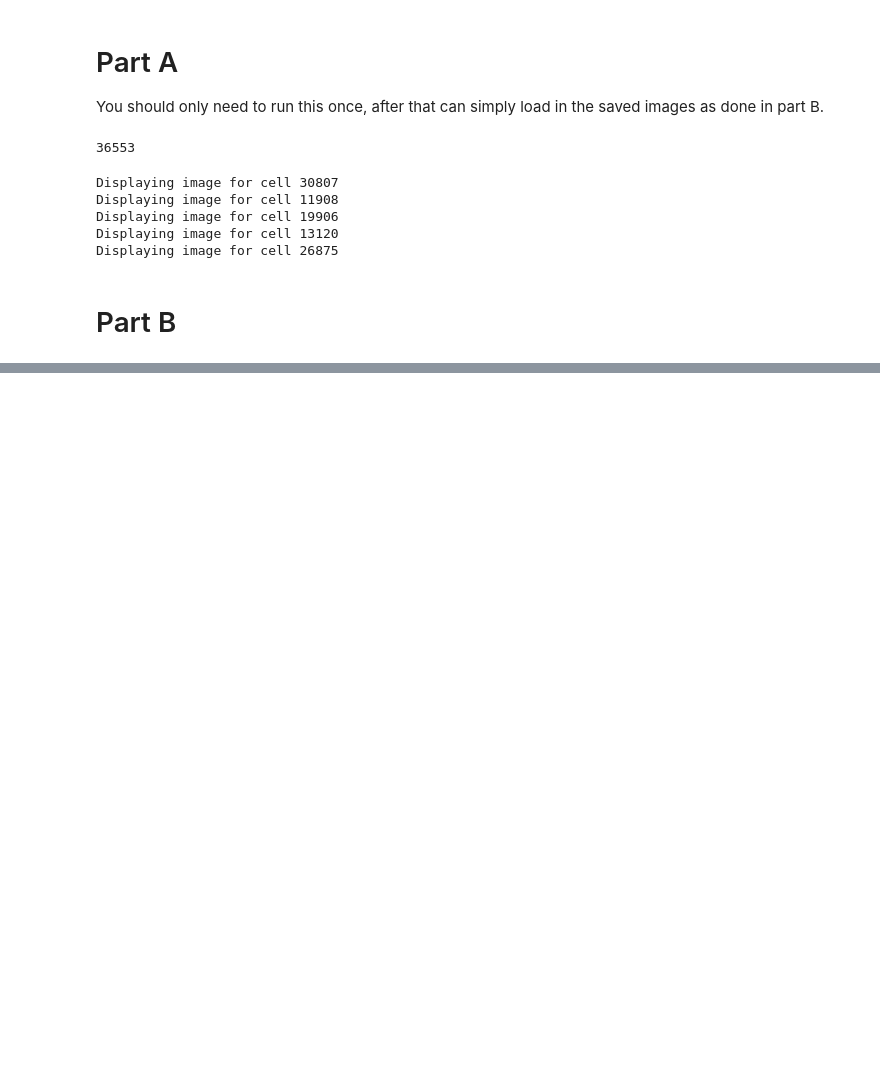
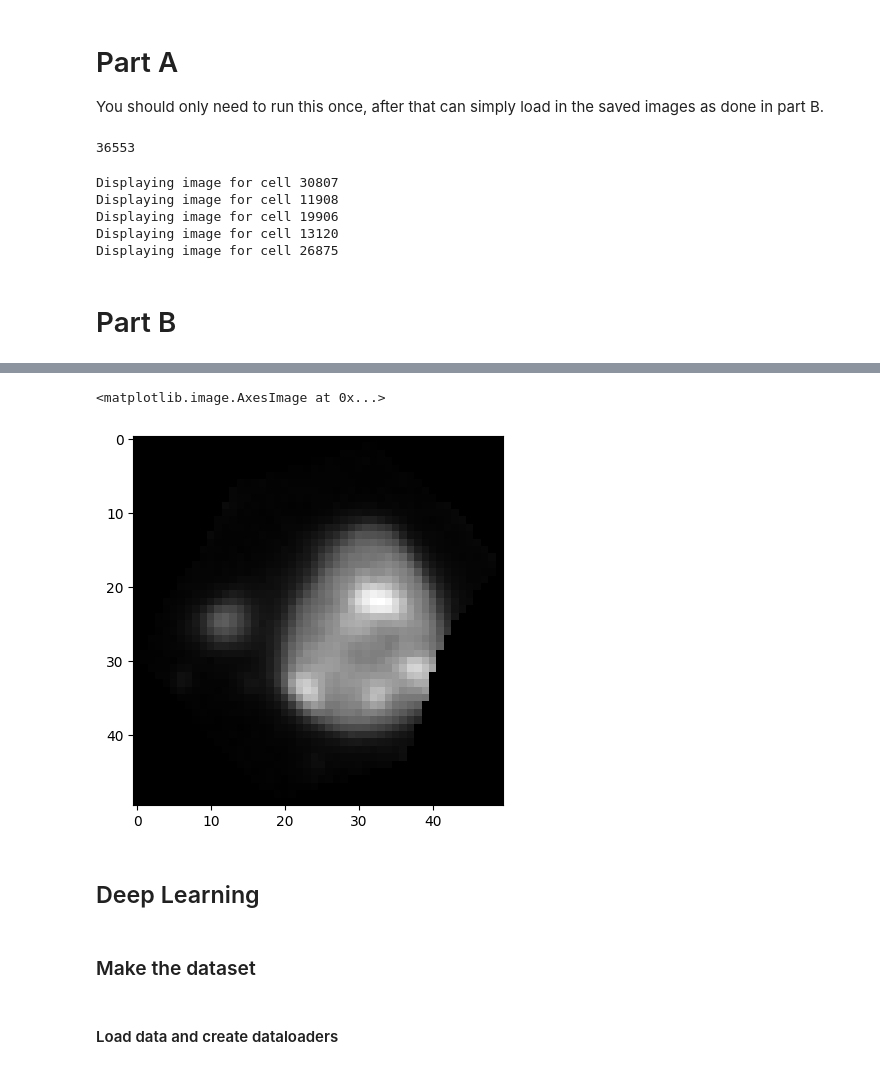
Before and after one commit to jiyu4399/DATA3888_Image_Group_2, a Jupyter notebook: processing.ipynb, the cells around one changed output, grey strips where cells are left out. Cells and saved outputs as stored; diff of their text form; code cells hidden in the pictures; blank space fills up the shorter version.

```diff
--- a/processing.ipynb
+++ b/processing.ipynb
@@ -109,0 +222,46 @@ cluster_B_files = list(map(os.path.abspath, os.listdir(os.path.join(CELL_IMAGES,
+# %%
+def get_cluster_masked_images(cluster: int, size=(None, None)):
+    images = get_cluster_images(cluster)
+    if None not in size:   # get resized images if size is specified
+        images_resized = get_cluster_images(cluster, size)
+
+    cell_ids = get_cluster_cell_ids(cluster)
+    cell_boundaries = cell_boundaries_raw.loc[cell_boundaries_raw['cell_id'].isin(cell_ids)].copy()
+
+    # Calculate scaling factor
+    scaling_factor = 1 / 0.22
+
+
+    result = {}
+    for cell_id, image, image_resized in zip(cell_ids, images, images_resized):
+        # get shape of original image (without resize)
+        height, width = np.array(image).shape
+        # scaling factor for cell boundary, only if size is given
+        resize_x = 50/width if None not in size else 1
+        resize_y = 50/height if None not in size else 1
+
+        # get cell boundary coordinates for the image
+        cell_boundary = cell_boundaries.loc[cell_boundaries['cell_id'] == cell_id].copy()
+        # Calculate scaled x and y coordinates
+        cell_boundary['vertex_x_scaled'] = (1 + ((cell_boundary['vertex_x'] - cell_boundary['vertex_x'].min()) * scaling_factor))*resize_x
+        cell_boundary['vertex_y_scaled'] = (1 + ((cell_boundary['vertex_y'] - cell_boundary['vertex_y'].min()) * scaling_factor))*resize_y
+
+        # create the mask
+        polygon = np.array(list(zip(cell_boundary['vertex_y_scaled'], cell_boundary['vertex_x_scaled'])))
+        mask = polygon2mask((height, width) if None in size else SIZE, polygon)
+        # mask the image
+        masked_image = np.ma.masked_array(np.copy(image if None in size else image_resized),  np.invert(mask), fill_value=0)
+        result[cell_id] = np.where(masked_image.mask, 0, masked_image)
+
+    return result
+# %%
+
+masked_cells = {cluster: get_cluster_masked_images(cluster, size=SIZE) for cluster in range(1, 29)}
+# %%
+# display_images_in_grid(masked_cells[1])
+plt.imshow(masked_cells[8][33839], cmap='gray')
+# %% [output]
+<matplotlib.image.AxesImage at 0x...>
+[figure, added]
+# %% [markdown]
+## Deep Learning
@@ -109,0 +273,2 @@ cluster_B_files = list(map(os.path.abspath, os.listdir(os.path.join(CELL_IMAGES,
+# %% [markdown]
+### Make the dataset
@@ -109,0 +297,2 @@ cluster_B_files = list(map(os.path.abspath, os.listdir(os.path.join(CELL_IMAGES,
+# %% [markdown]
+#### Load data and create dataloaders
```
Also changed, not shown: parts of 34 cells of this notebook, 2 other files.
